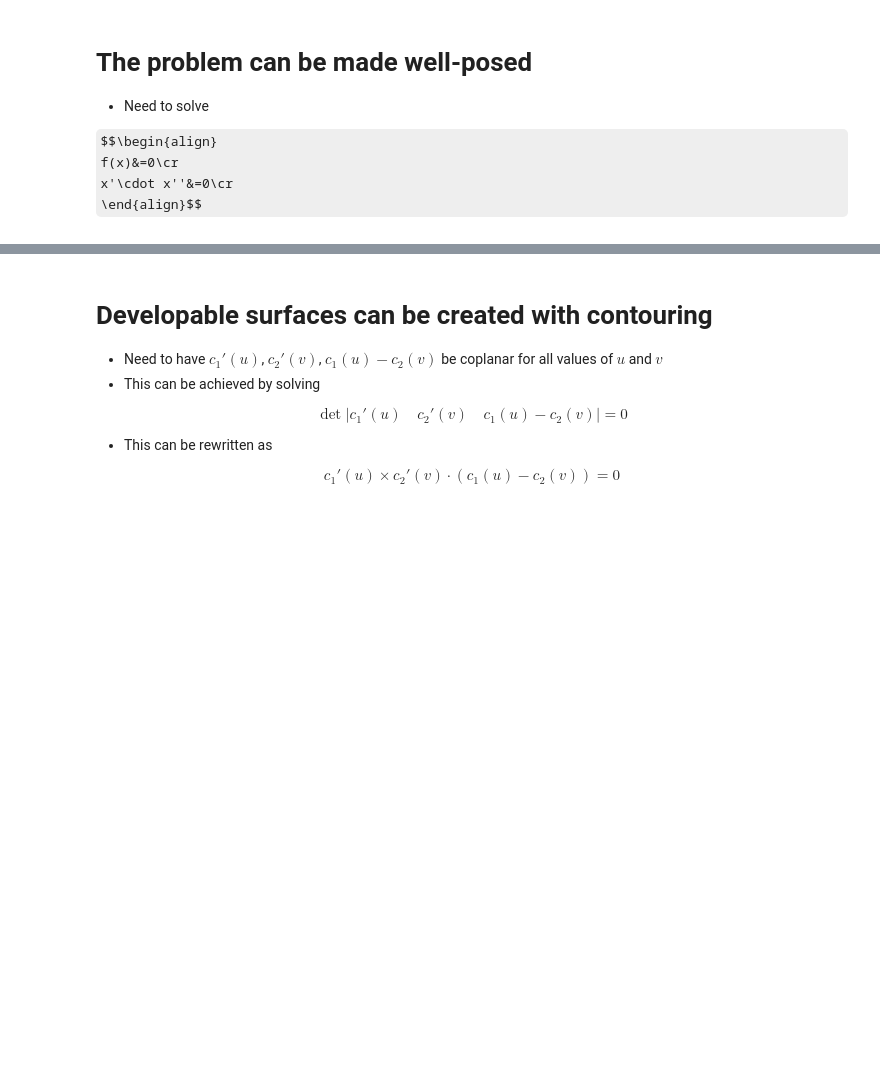
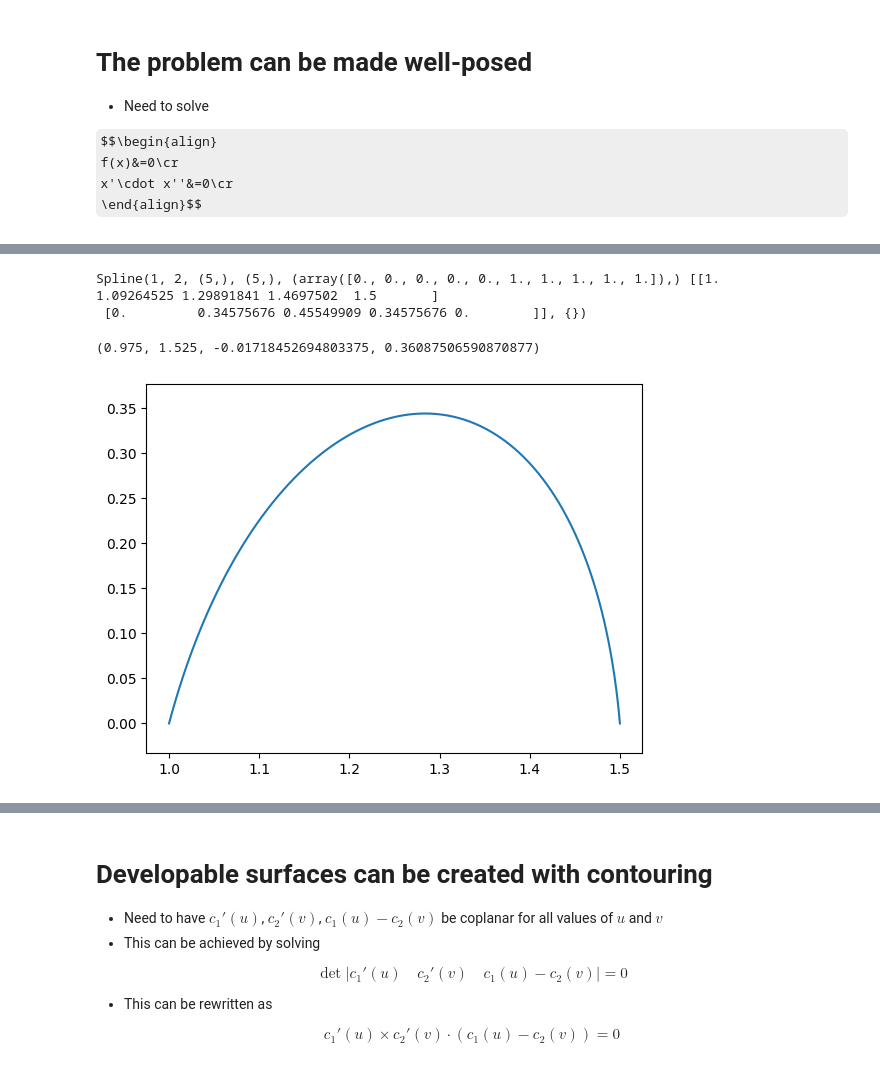
Before and after one commit to ericbrec/BSpy, a Jupyter notebook: examples/BSpy_Introduction.ipynb, the cells around one changed output, grey strips where cells are left out. Saved outputs shown, nothing was run; the diff lists cells and outputs as text; code cells hidden in the pictures; some formulas as TeX source; blank space fills up the shorter version.

```diff
--- a/examples/BSpy_Introduction.ipynb
+++ b/examples/BSpy_Introduction.ipynb
@@ -203,9 +253,14 @@ plt.axis("equal")
 # %%
-section2 = bspy.Spline.section([[1.0, 0.0, 75.0, -0.1], [1.5, 0.0, -85.0, -0.1]])
+section2 = bspy.Spline.section([[1.0, 0.0, 75.0, -1.0], [1.5, 0.0, -85.0, -1.0]])
 print(section2)
 xPlot, yPlot = section2(tPlot)
 plt.plot(xPlot, yPlot)
 plt.axis("equal")
+# %% [output]
+Spline(1, 2, (5,), (5,), (array([0., 0., 0., 0., 0., 1., 1., 1., 1., 1.]),) [[1.         1.09264525 1.29891841 1.4697502  1.5       ]
+ [0.         0.34575676 0.45549909 0.34575676 0.        ]], {})
+(0.975, 1.525, -0.01718452694803375, 0.36087506590870877)
+[figure, added]
 # %%
 section1_3D = [[1.0, 0.0], [0.0, 0.0], [0.0, 1.0]] @ section1
 section2_3D = [[1.0, 0.0], [0.0, 0.0], [0.0, 1.0]] @ section2 + [0.0, 1.0, 0.0]
```
Also changed, not shown: parts of 18 cells of this notebook, 4 other files.
